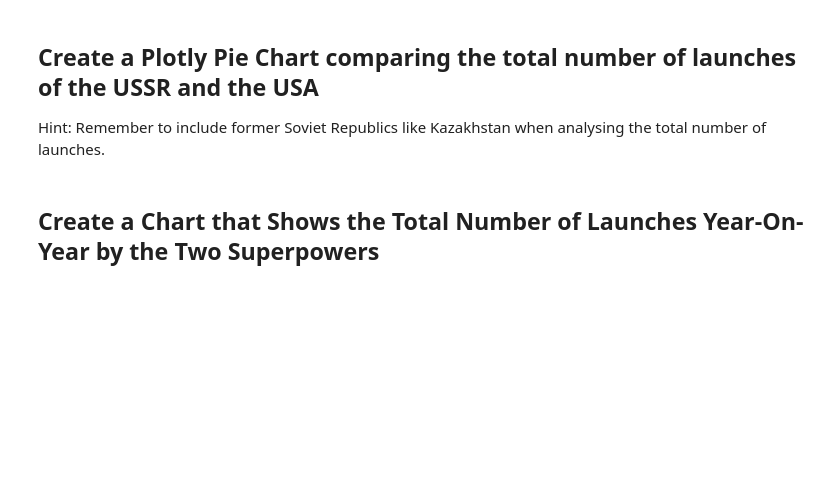
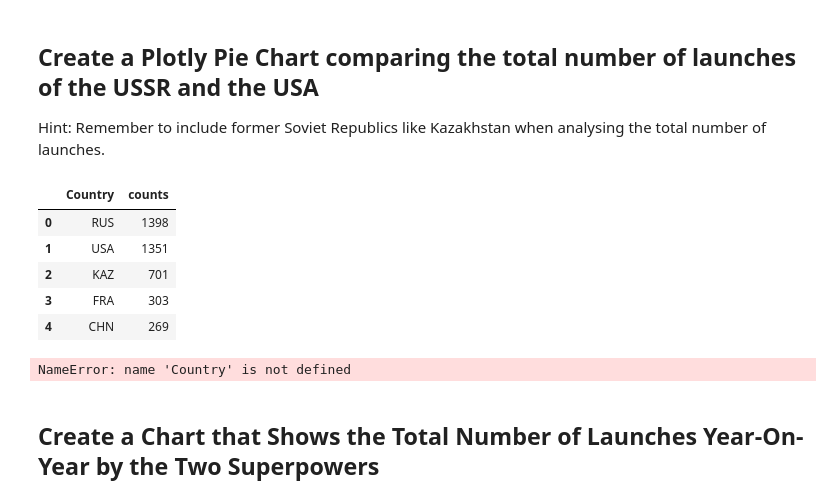
Before and after one commit to christinichka/Space-Race-Analysis, a Jupyter notebook: Space_Missions_Analysis_Capstone.ipynb, the cells around one changed output. Cells and saved outputs as stored; diff of their text form; code cells hidden in the pictures; blank space fills up the shorter version.

```diff
--- a/Space_Missions_Analysis_Capstone.ipynb
+++ b/Space_Missions_Analysis_Capstone.ipynb
@@ -424,6 +487,28 @@ The cold war lasted from the start of the dataset up until 1991.
 ## Create a Plotly Pie Chart comparing the total number of launches of the USSR and the USA
 
 Hint: Remember to include former Soviet Republics like Kazakhstan when analysing the total number of launches.
+# %%
+# .value_counts()
+launches = df_data["Country"].value_counts().rename_axis("Country").reset_index(name='counts')
+launches.head()
+# %% [output]
+|  | Country | counts |
+| 0 | RUS | 1398 |
+| 1 | USA | 1351 |
+| 2 | KAZ | 701 |
+| 3 | FRA | 303 |
+| 4 | CHN | 269 |
+# %%
+# Create Pie Chart
+fig = px.pie(labels=Country.index,
+             values=Country.values,
+            title="Total Number of Launches of the USSR and the USA",
+            names=Country.index,
+            )
+fig.update_traces(textposition='outside', textinfo='percent+label')
+fig.show()
+# %% [output]
+NameError: name 'Country' is not defined
 # %% [markdown]
 ## Create a Chart that Shows the Total Number of Launches Year-On-Year by the Two Superpowers
 # %% [markdown]
```
Also changed, not shown: parts of 14 cells of this notebook.
